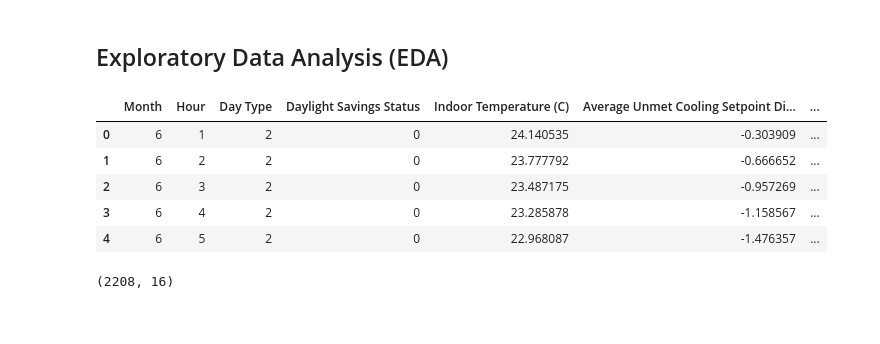
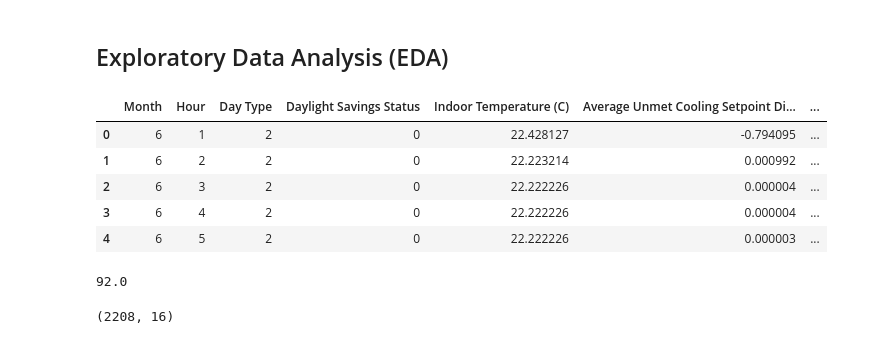
Before and after one commit to RafaelGoncalvesUA/electronics_ts_forecasting, a Jupyter notebook: EDA.ipynb, the cells around one changed output. Cells and saved outputs as stored; diff of their text form; code cells hidden in the pictures.

```diff
--- a/EDA.ipynb
+++ b/EDA.ipynb
@@ -6,27 +6,31 @@ import matplotlib.pyplot as plt
 import seaborn as sns
 import numpy as np
 # %%
-data = pd.read_csv('data/raw/Building_3.csv')
+data = pd.read_csv('data/raw/Building_1.csv')
 carbon_intensity = pd.read_csv('data/raw/carbon_intensity.csv')
 
 data["Carbon Intensity (kg_CO2/kWh)"] = carbon_intensity["kg_CO2/kWh"].values
 
 VARIABLES_TO_FORECAST = [
     "Equipment Electric Power (kWh)", # "non_shiftable_load",
     "DHW Heating (kWh)", # "dhw_demand",
     "Cooling Load (kWh)", # "cooling_demand",
     "Solar Generation (W/kW)", # "solar_generation",
     "Carbon Intensity (kg_CO2/kWh)" # "carbon_intensity",
 ]
 
 data.head()
 # %% [output]
 |  | Month | Hour | Day Type | Daylight Savings Status | Indoor Temperature (C) | Average Unmet Cooling Setpoint Di... | ... |
-| 0 | 6 | 1 | 2 | 0 | 24.140535 | -0.303909 | ... |
-| 1 | 6 | 2 | 2 | 0 | 23.777792 | -0.666652 | ... |
-| 2 | 6 | 3 | 2 | 0 | 23.487175 | -0.957269 | ... |
-| 3 | 6 | 4 | 2 | 0 | 23.285878 | -1.158567 | ... |
-| 4 | 6 | 5 | 2 | 0 | 22.968087 | -1.476357 | ... |
+| 0 | 6 | 1 | 2 | 0 | 22.428127 | -0.794095 | ... |
+| 1 | 6 | 2 | 2 | 0 | 22.223214 | 0.000992 | ... |
+| 2 | 6 | 3 | 2 | 0 | 22.222226 | 0.000004 | ... |
+| 3 | 6 | 4 | 2 | 0 | 22.222226 | 0.000004 | ... |
+| 4 | 6 | 5 | 2 | 0 | 22.222226 | 0.000003 | ... |
+# %%
+2208 / 24
+# %% [output]
+92.0
 # %%
 data.shape
 # %% [output]
```
Also changed, not shown: parts of 7 cells of this notebook, 11 other files.
